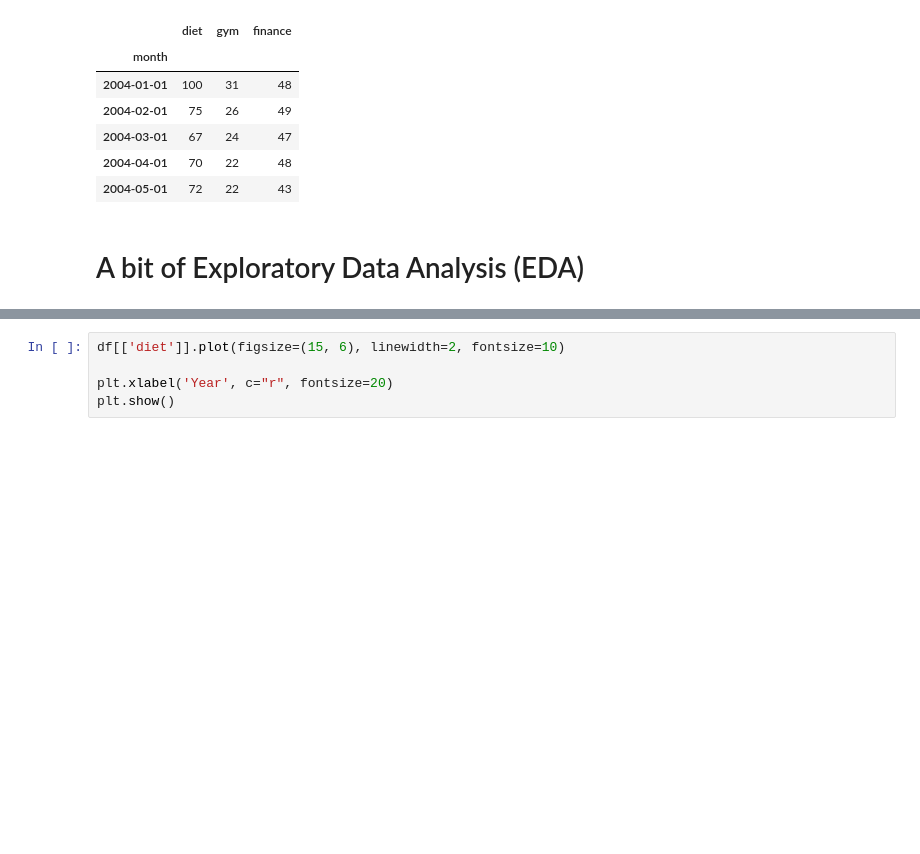
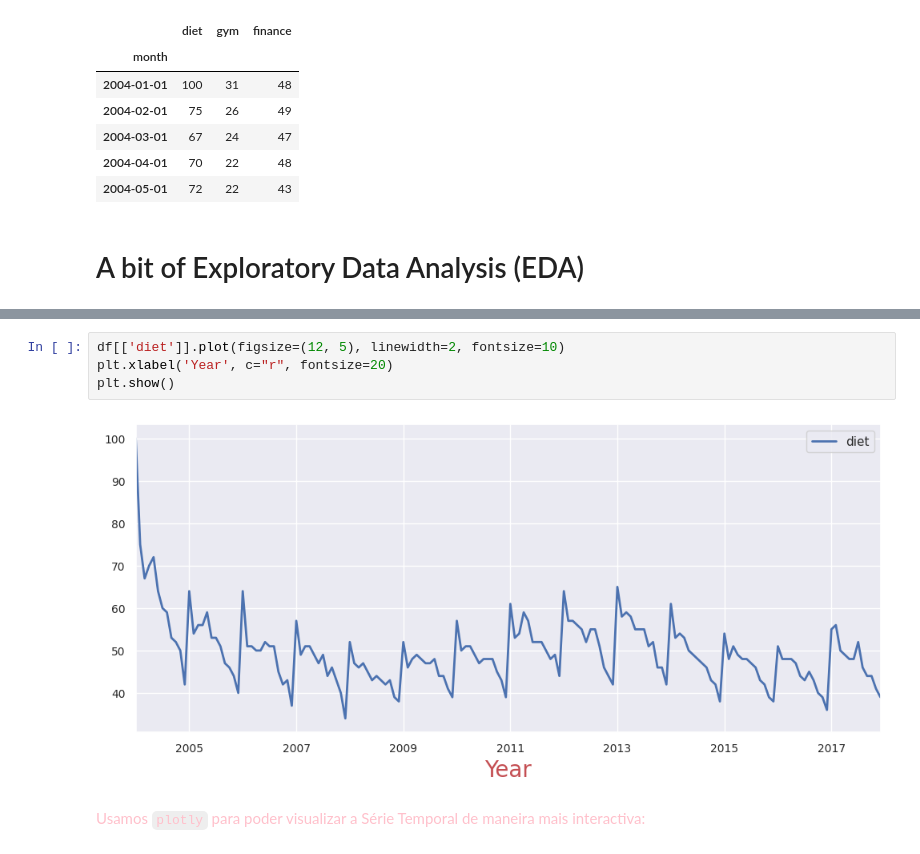
Before and after one commit to EddyGiusepe/Time_Series_ONE, a Jupyter notebook: 1_Time_Series_Analysis_Tutorial_with_Python/Time_Series_Analysis.ipynb, the cells around one changed output, grey strips where cells are left out. Saved outputs shown, nothing was run; the diff lists cells and outputs as text; blank space fills up the shorter version.

```diff
--- a/1_Time_Series_Analysis_Tutorial_with_Python/Time_Series_Analysis.ipynb
+++ b/1_Time_Series_Analysis_Tutorial_with_Python/Time_Series_Analysis.ipynb
@@ -94,5 +111,8 @@ plt.show()
 # %%
-df[['diet']].plot(figsize=(15, 6), linewidth=2, fontsize=10)
-
+df[['diet']].plot(figsize=(12, 5), linewidth=2, fontsize=10)
 plt.xlabel('Year', c="r", fontsize=20)
 plt.show()
+# %% [output]
+[figure, added]
+# %% [markdown]
+<font color="pink">Usamos `plotly` para poder visualizar a Série Temporal de maneira mais interactiva:</font>
```
Also changed, not shown: parts of 7 cells of this notebook.
